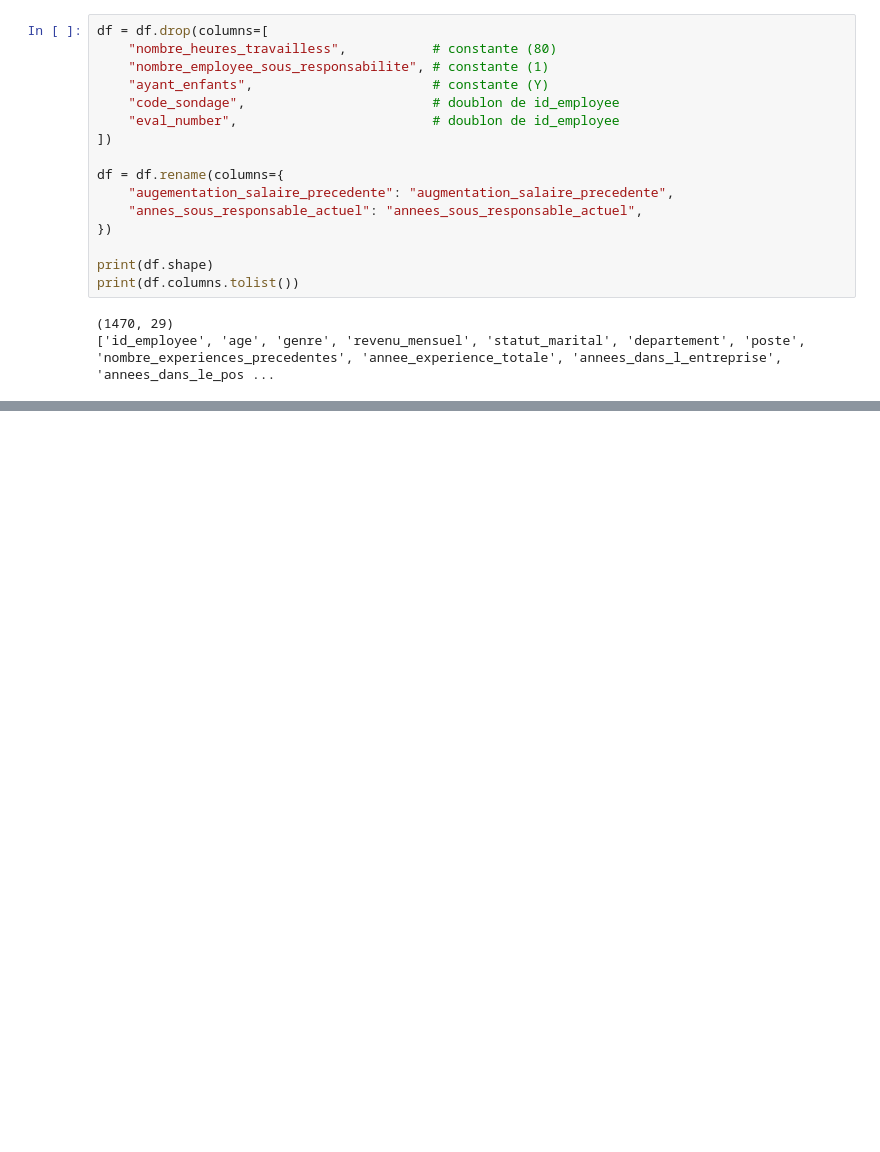
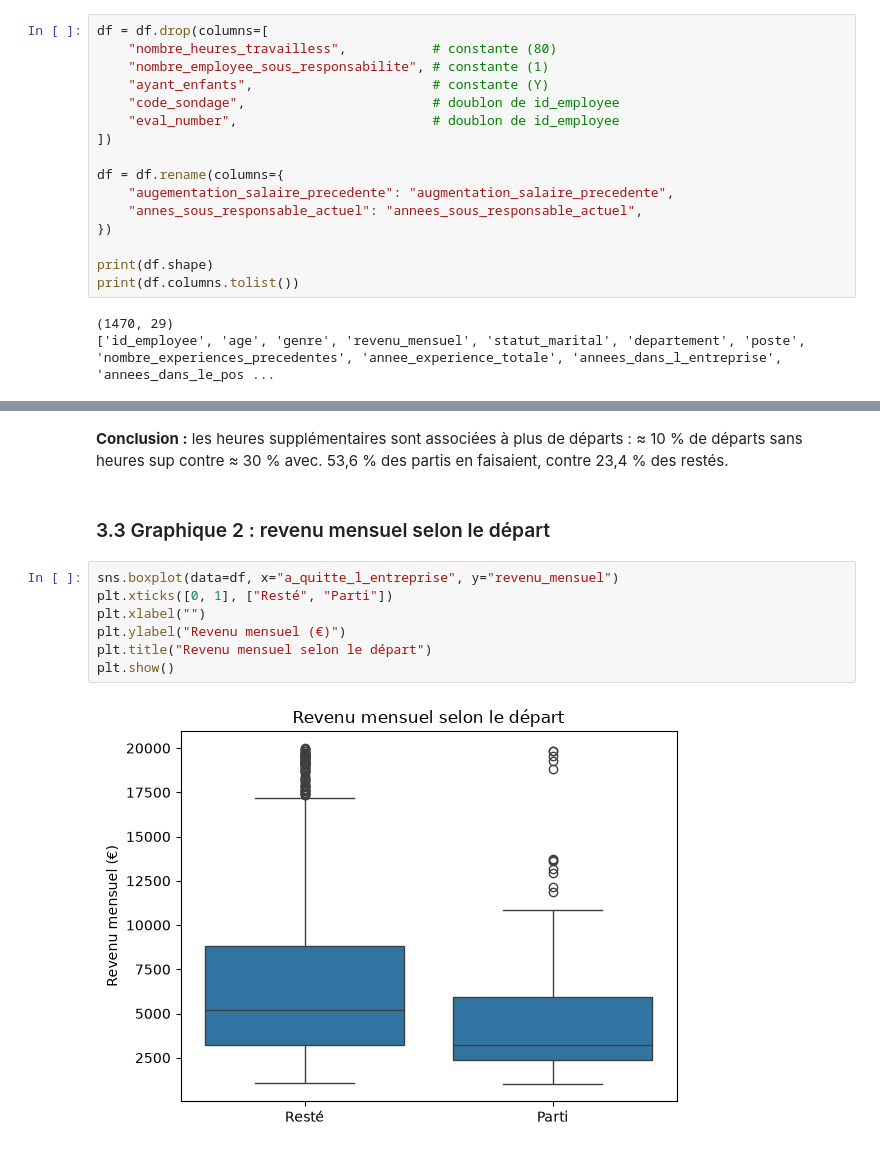
Before and after one commit to florent-lalot/projet10-attrition-esn, a Jupyter notebook: 01_exploration.ipynb, the cells around one changed output, grey strips where cells are left out. Drawn from its saved outputs; the diff is of its cells as text; blank space fills up the shorter version.

```diff
--- a/01_exploration.ipynb
+++ b/01_exploration.ipynb
@@ -308,0 +385,13 @@ print(df.columns.tolist())
+# %% [markdown]
+**Conclusion :** les heures supplémentaires sont associées à plus de départs : ≈ 10 % de départs sans heures sup contre ≈ 30 % avec. 53,6 % des partis en faisaient, contre 23,4 % des restés.
+# %% [markdown]
+### 3.3 Graphique 2 : revenu mensuel selon le départ
+# %%
+sns.boxplot(data=df, x="a_quitte_l_entreprise", y="revenu_mensuel")
+plt.xticks([0, 1], ["Resté", "Parti"])
+plt.xlabel("")
+plt.ylabel("Revenu mensuel (€)")
+plt.title("Revenu mensuel selon le départ")
+plt.show()
+# %% [output]
+[figure, added]
```
Also changed, not shown: parts of 31 cells of this notebook.
